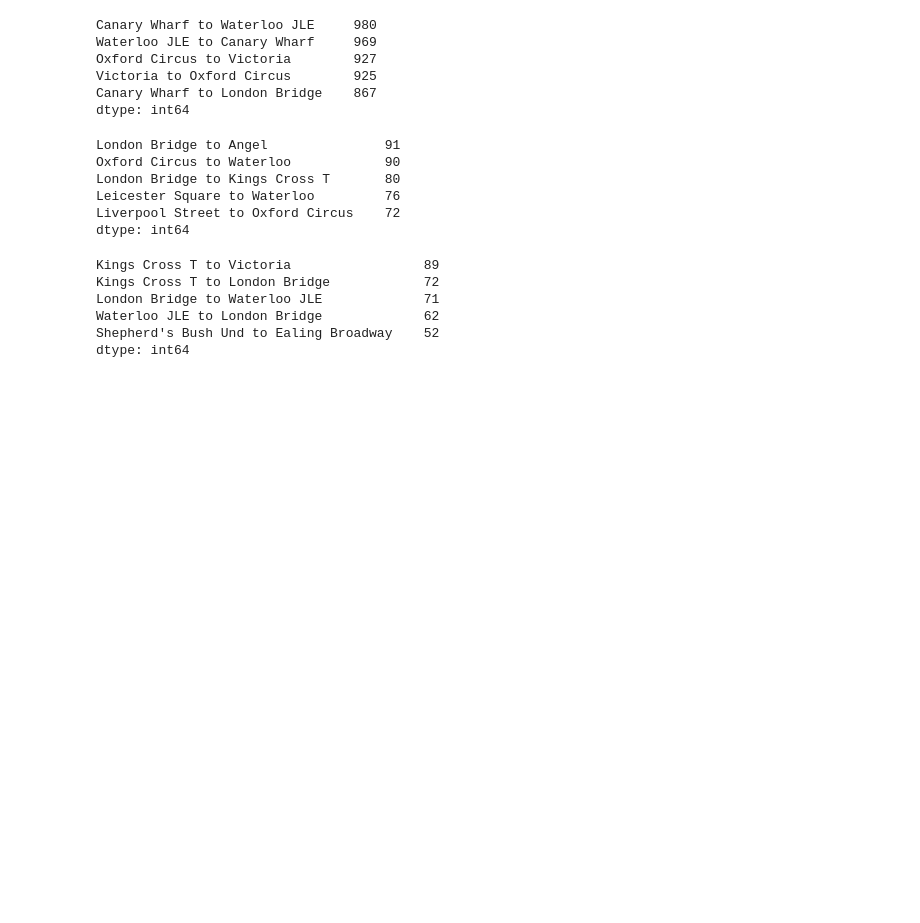
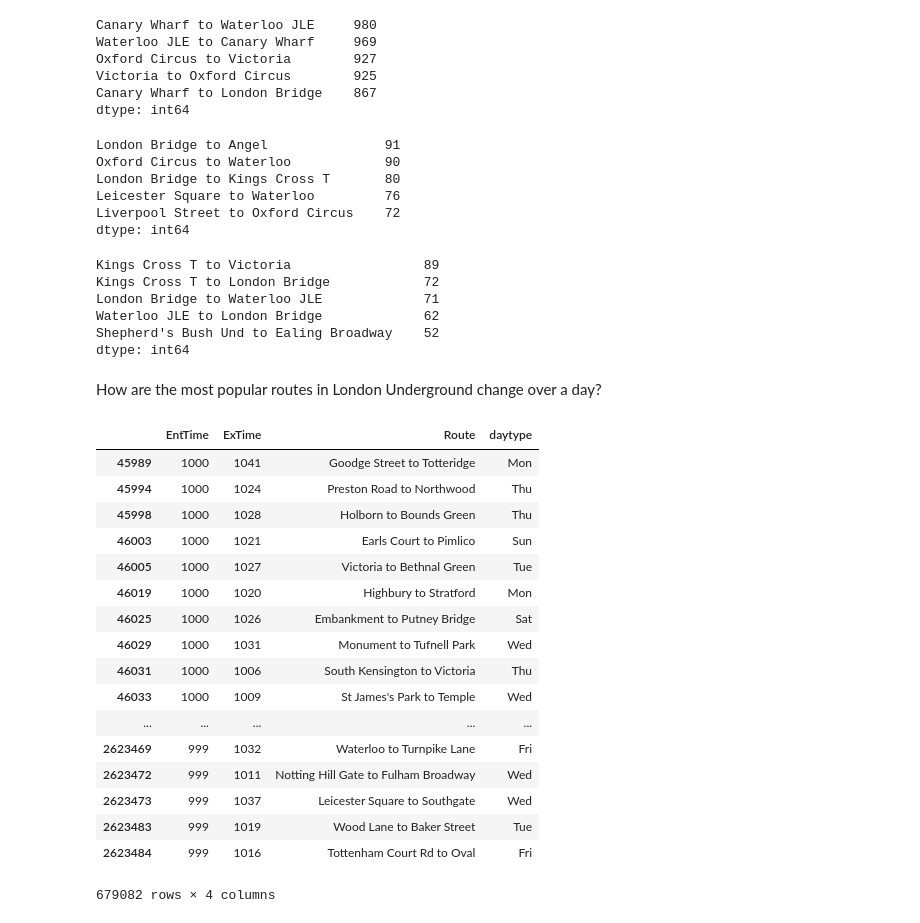
Before and after one commit to AnyaRum/Data_science_intensive_data_story, a Jupyter notebook: Data_story_project_London_underground_data.ipynb, the cells around one changed output. Saved outputs shown, nothing was run; the diff lists cells and outputs as text; code cells hidden in the pictures; blank space fills up the shorter version.

```diff
--- a/Data_story_project_London_underground_data.ipynb
+++ b/Data_story_project_London_underground_data.ipynb
@@ -312,3 +329,28 @@ London Bridge to Waterloo JLE             71
 Waterloo JLE to London Bridge             62
 Shepherd's Bush Und to Ealing Broadway    52
 dtype: int64
+# %% [markdown]
+How are the most popular routes in London Underground change over a day?
+# %%
+data_oyster_tube_sub = data_oyster_tube[['EntTime', 'ExTime','Route','daytype']]
+# %%
+data_oyster_tube_sub[]
+# %% [output]
+|  | EntTime | ExTime | Route | daytype |
+| 45989 | 1000 | 1041 | Goodge Street to Totteridge | Mon |
+| 45994 | 1000 | 1024 | Preston Road to Northwood | Thu |
+| 45998 | 1000 | 1028 | Holborn to Bounds Green | Thu |
+| 46003 | 1000 | 1021 | Earls Court to Pimlico | Sun |
+| 46005 | 1000 | 1027 | Victoria to Bethnal Green | Tue |
+| 46019 | 1000 | 1020 | Highbury to Stratford | Mon |
+| 46025 | 1000 | 1026 | Embankment to Putney Bridge | Sat |
+| 46029 | 1000 | 1031 | Monument to Tufnell Park | Wed |
+| 46031 | 1000 | 1006 | South Kensington to Victoria | Thu |
+| 46033 | 1000 | 1009 | St James's Park to Temple | Wed |
+| ... | ... | ... | ... | ... |
+| 2623469 | 999 | 1032 | Waterloo to Turnpike Lane | Fri |
+| 2623472 | 999 | 1011 | Notting Hill Gate to Fulham Broadway | Wed |
+| 2623473 | 999 | 1037 | Leicester Square to Southgate | Wed |
+| 2623483 | 999 | 1019 | Wood Lane to Baker Street | Tue |
+| 2623484 | 999 | 1016 | Tottenham Court Rd to Oval | Fri |
+679082 rows × 4 columns
```
Also changed, not shown: parts of 6 cells of this notebook.
